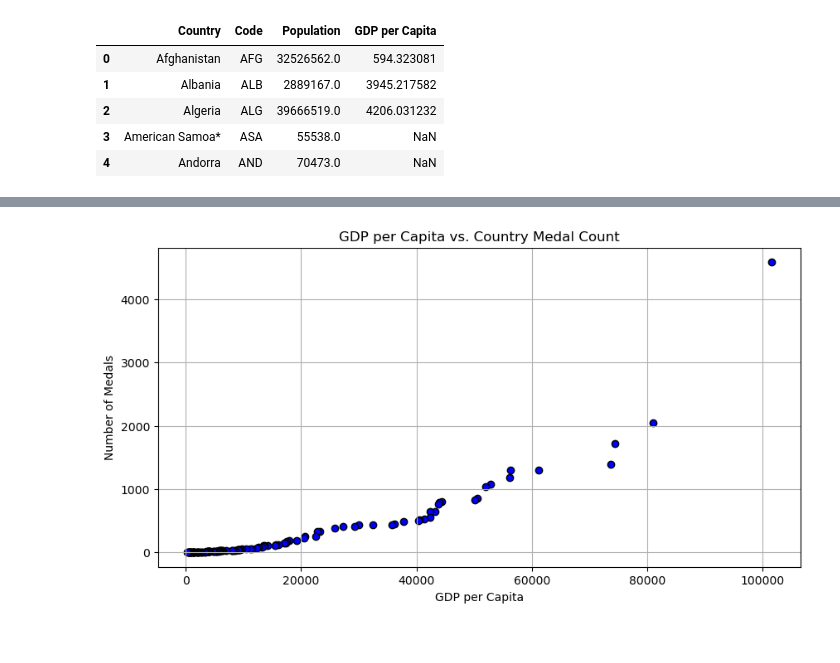
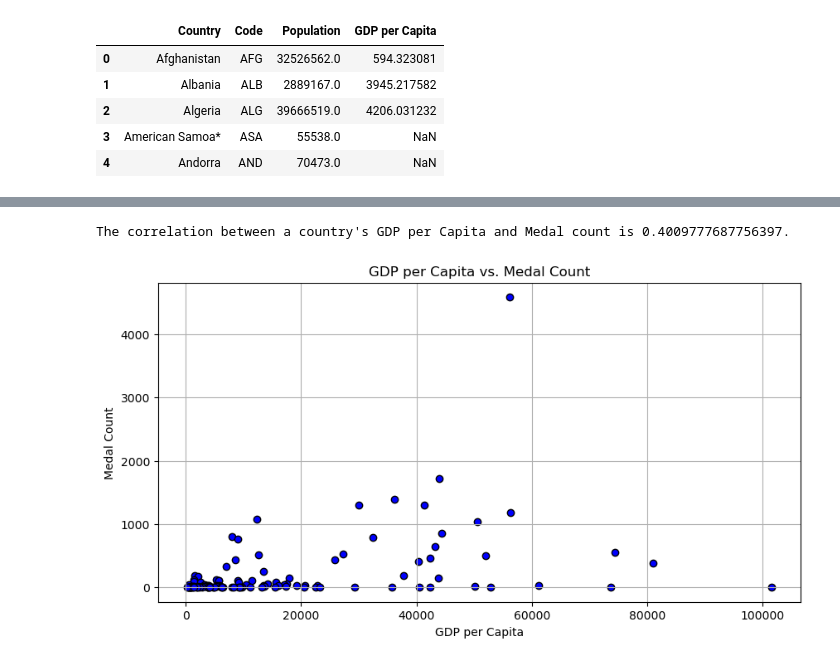
Before and after one commit to AdebolaShelby/Project-1, a Jupyter notebook: project-v1.ipynb, the cells around one changed output, grey strips where cells are left out. Drawn from its saved outputs; the diff is of its cells as text; code cells hidden in the pictures.

Commit message:
added images folder and updated correlation

```diff
--- a/project-v1.ipynb
+++ b/project-v1.ipynb
@@ -683,4 +737,0 @@ merged_df.head()
-# %%
-#drop  columns country code
-merged_df = merged_df.drop(columns=['Country Code_x', 'Country Code_y'])
-merged_df.head()
@@ -696,6 +740,7 @@ merged_df.head()
 
 # Group by country and count medals
 medals_by_country = merged_df.groupby('Country')['Medal'].count()
+medals_by_country.columns = ['Country', 'Total Medal Count']
 medals_by_country = medals_by_country.sort_values(ascending=False)
 print(medals_by_country.head(30))
 # %% [output]
@@ -741,3 +786,8 @@ BAH     22817.230857
 Name: GDP per Capita, dtype: float64
 The country with the highest GDP per Capita is LUX with 101449.968168042.
 The country with the lowest GDP per Capita is BDI with 277.068309170914.
+# %%
+# merge the two dataframes on country
+medals_gdp = pd.merge(medals_by_country, country_gdp, on='Country', how='inner')
+medals_gdp = medals_gdp.sort_values(by='Medal', ascending=False)
+medals_gdp.head(30)
@@ -743,0 +813,4 @@ The country with the lowest GDP per Capita is BDI with 277.068309170914.
+# %%
+#drop rows with missing values
+medals_gdp = medals_gdp.dropna()
+medals_gdp.head()
@@ -744,12 +825,22 @@ The country with the lowest GDP per Capita is BDI with 277.068309170914.
+# %%
+# Calculate the correlation coefficient
+correlation = medals_gdp['Medal'].corr(medals_gdp['GDP per Capita'])
+print(f"The correlation between a country's GDP per Capita and Medal count is {correlation}.")
+# %% [output]
+The correlation between a country's GDP per Capita and Medal count is 0.4009777687756397.
 # %%
+# Create a scatter plot
+plt.figure(figsize=(10,5))
+plt.scatter(medals_gdp['GDP per Capita'], medals_gdp['Medal'], color='blue', edgecolor='black')
+plt.title('GDP per Capita vs. Medal Count')
+plt.xlabel('GDP per Capita')
+plt.ylabel('Medal Count')
+plt.grid()
 
-# Create a scatter plot for GDP per Capita and Country Medal count
-plt.figure(figsize=(10,5))
-plt.scatter(country_gdp, medals_by_country, color='blue', edgecolor='black')
-plt.title('GDP per Capita vs. Country Medal Count')
-plt.xlabel('GDP per Capita')
-plt.ylabel('Number of Medals')
-plt.grid()
+
+# Save an image of the chart and print it to the screen
+plt.savefig("Images/GDP_per_Capita_vs_Medal_Count.png")
+
 plt.show()
 # %% [output]
-[figure, old version]
+[figure, new version]
```
Also changed, not shown: parts of 20 cells of this notebook, 14 other files.
